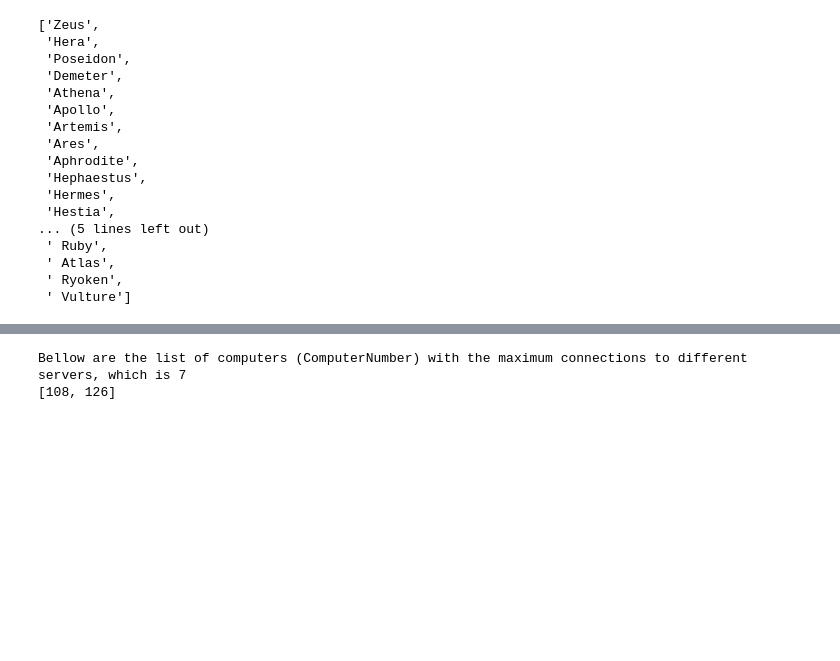
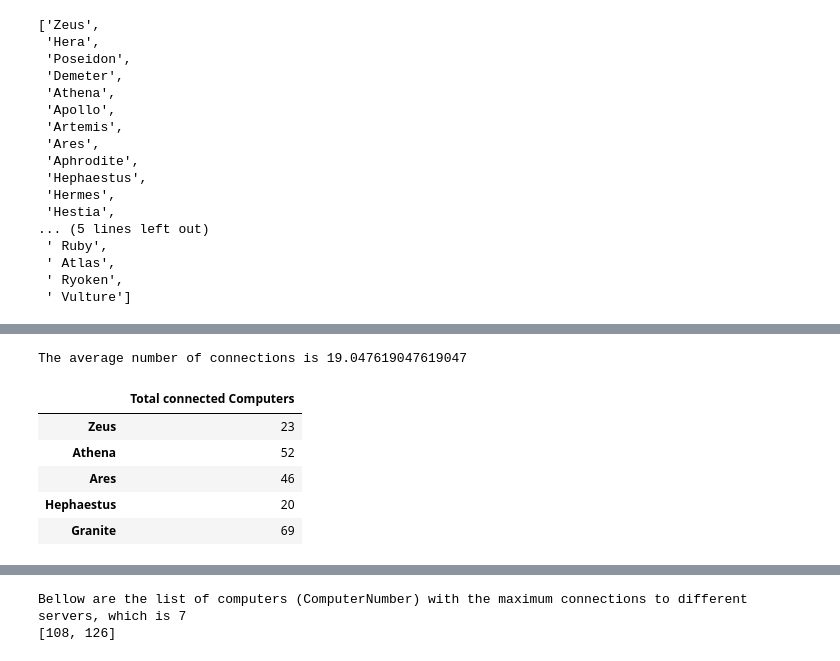
Before and after one commit to erifejams/Autonomous-Systems, a Jupyter notebook: fmd_test.ipynb, the cells around one changed output, grey strips where cells are left out. Saved outputs shown, nothing was run; the diff lists cells and outputs as text; code cells hidden in the pictures; blank space fills up the shorter version.

```diff
--- a/fmd_test.ipynb
+++ b/fmd_test.ipynb
@@ -154,0 +167,23 @@ Text(0, 0.5, 'Count')
+# %%
+#listing the conected computers cc and the not conected computers not_cc
+cc=[]
+not_cc=[]
+for i in list_of_column_names:
+    cc.append(len(data[data[i] == 1]))
+    not_cc.append(len(data[data[i] == 0]))
+#Calcualting the average of connected computers
+
+mean_connections=np.mean(cc)
+print('The average number of connections is '+ str(mean_connections))
+
+#Above average conected computers
+aa_cc=total_cc.loc[lambda total_cc: total_cc['Total connected Computers']> mean_connections]
+aa_cc
+# %% [output]
+The average number of connections is 19.047619047619047
+|  | Total connected Computers |
+| Zeus | 23 |
+| Athena | 52 |
+| Ares | 46 |
+| Hephaestus | 20 |
+| Granite | 69 |
```
Also changed, not shown: parts of 22 cells of this notebook, 3 other files.
